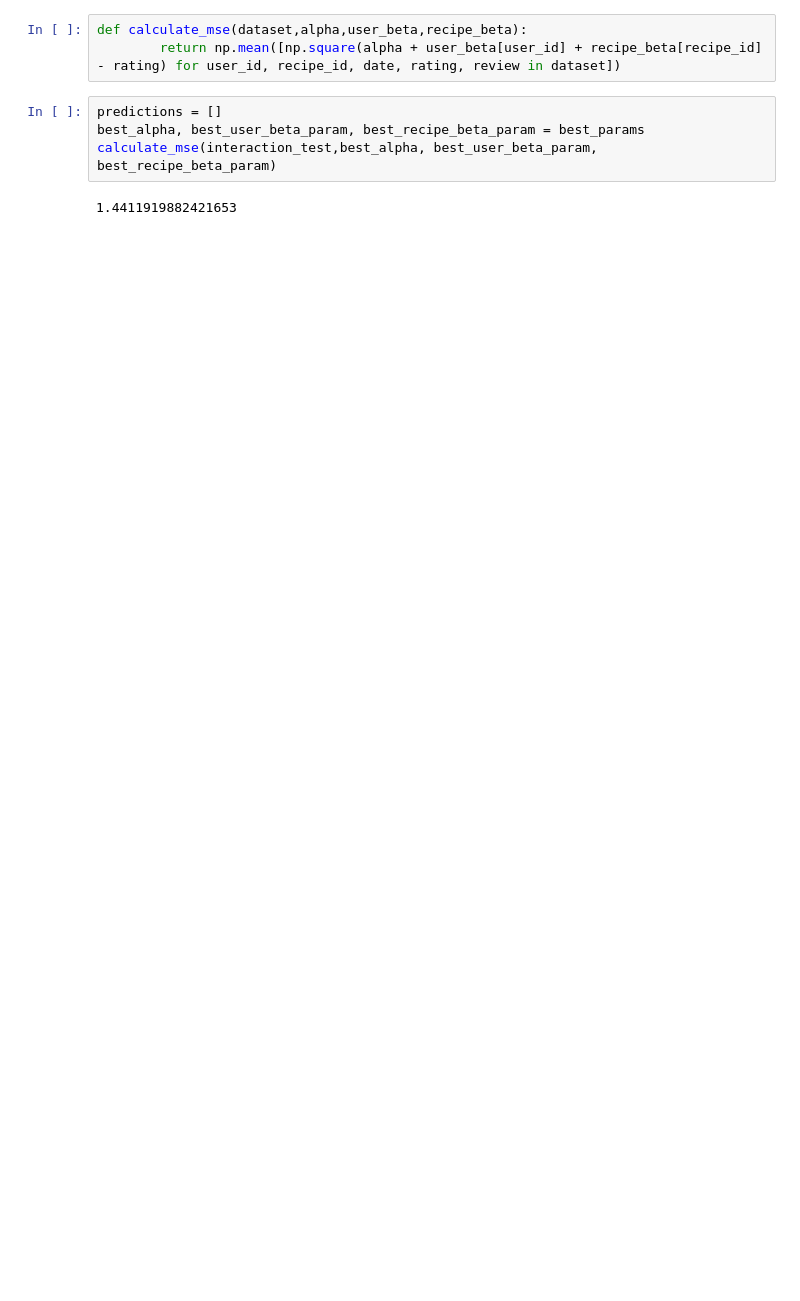
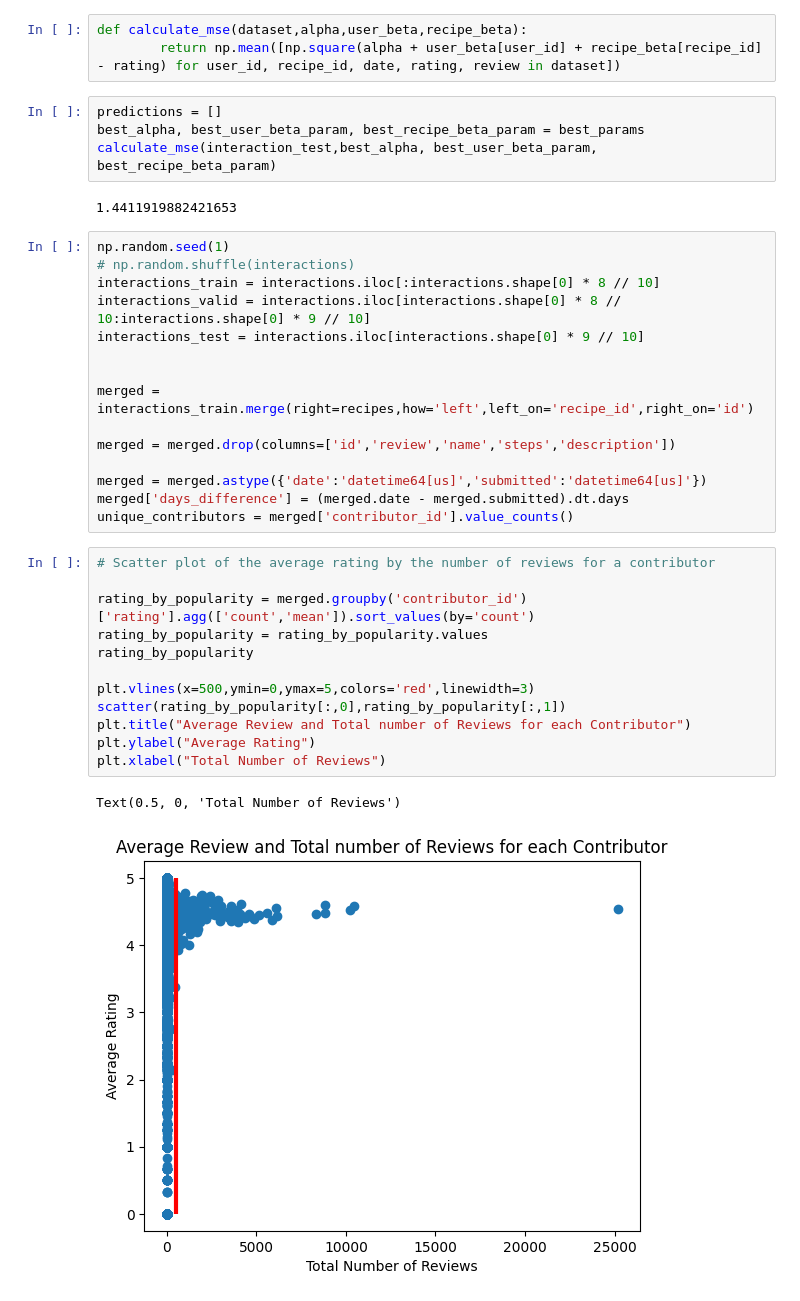
Before and after one commit to wrachel/cse158-assignment2, a Jupyter notebook: eda.ipynb, the cells around one changed output. Saved outputs shown, nothing was run; the diff lists cells and outputs as text; blank space fills up the shorter version.

```diff
--- a/eda.ipynb
+++ b/eda.ipynb
@@ -139,3 +142,33 @@ best_alpha, best_user_beta_param, best_recipe_beta_param = best_params
 calculate_mse(interaction_test,best_alpha, best_user_beta_param, best_recipe_beta_param)
 # %% [output]
 1.4411919882421653
+# %%
+np.random.seed(1)
+# np.random.shuffle(interactions)
+interactions_train = interactions.iloc[:interactions.shape[0] * 8 // 10]
+interactions_valid = interactions.iloc[interactions.shape[0] * 8 // 10:interactions.shape[0] * 9 // 10]
+interactions_test = interactions.iloc[interactions.shape[0] * 9 // 10]
+
+
+merged = interactions_train.merge(right=recipes,how='left',left_on='recipe_id',right_on='id')
+
+merged = merged.drop(columns=['id','review','name','steps','description'])
+
+merged = merged.astype({'date':'datetime64[us]','submitted':'datetime64[us]'})
+merged['days_difference'] = (merged.date - merged.submitted).dt.days
+unique_contributors = merged['contributor_id'].value_counts()
+# %%
+# Scatter plot of the average rating by the number of reviews for a contributor
+
+rating_by_popularity = merged.groupby('contributor_id')['rating'].agg(['count','mean']).sort_values(by='count')
+rating_by_popularity = rating_by_popularity.values
+rating_by_popularity
+
+plt.vlines(x=500,ymin=0,ymax=5,colors='red',linewidth=3)
+scatter(rating_by_popularity[:,0],rating_by_popularity[:,1])
+plt.title("Average Review and Total number of Reviews for each Contributor")
+plt.ylabel("Average Rating")
+plt.xlabel("Total Number of Reviews")
+# %% [output]
+Text(0.5, 0, 'Total Number of Reviews')
+[figure, added]
```
Also changed, not shown: parts of 6 cells of this notebook.
